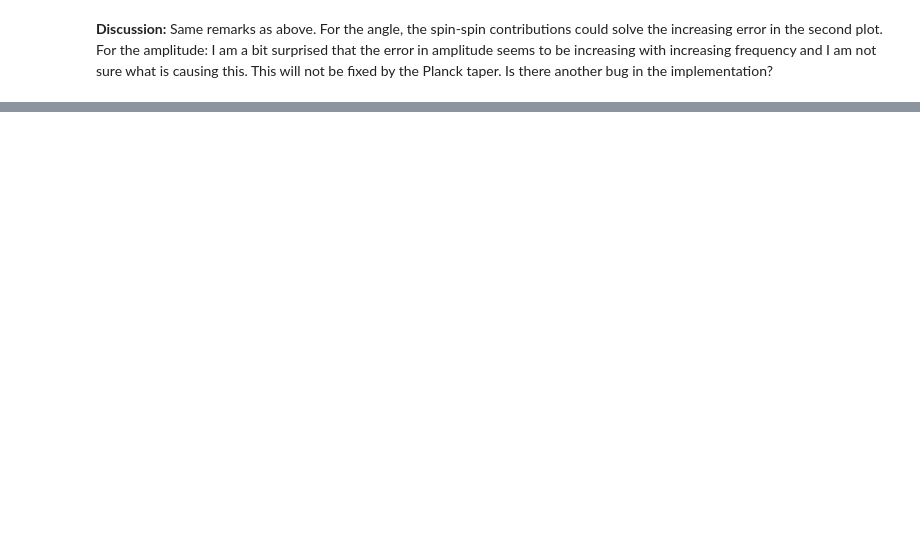
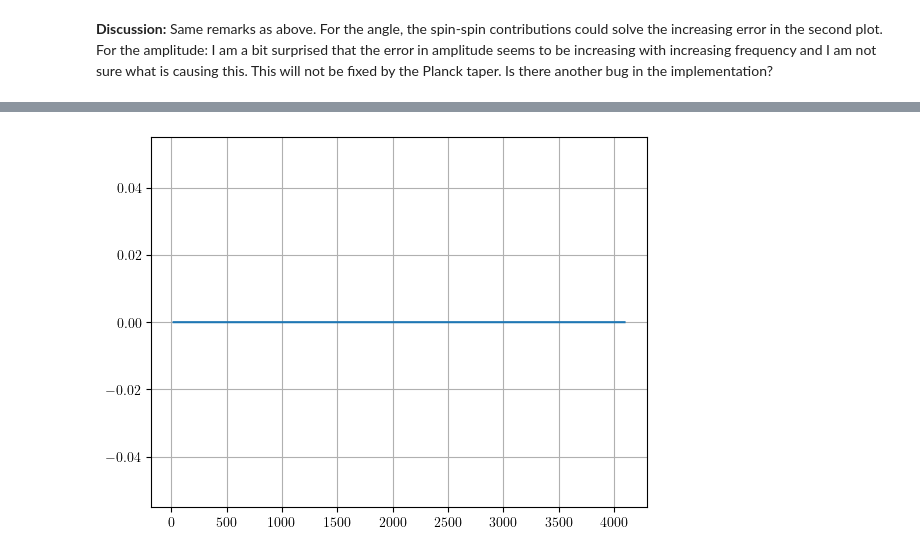
Before and after one commit to tedwards2412/ripple, a Jupyter notebook: notebooks/check_NRTidal.ipynb, the cells around one changed output, grey strips where cells are left out. Saved outputs shown, nothing was run; the diff lists cells and outputs as text; code cells hidden in the pictures; blank space fills up the shorter version.

```diff
--- a/notebooks/check_NRTidal.ipynb
+++ b/notebooks/check_NRTidal.ipynb
@@ -300,0 +314,2 @@ This is implemented as a Python script in the ripple package and work in progres
+# %%
+psi_SS = X_NRTidalv2.get_spin_phase_correction(fs_ripple, jnp.array([m1, m2, chi1, chi2, lambda1, lambda2]))
@@ -300,0 +325,5 @@ This is implemented as a Python script in the ripple package and work in progres
+# %%
+plt.plot(fs_ripple, psi_SS)
+plt.show()
+# %% [output]
+[figure, added]
```
Also changed, not shown: parts of 9 cells of this notebook, 2 other files.
